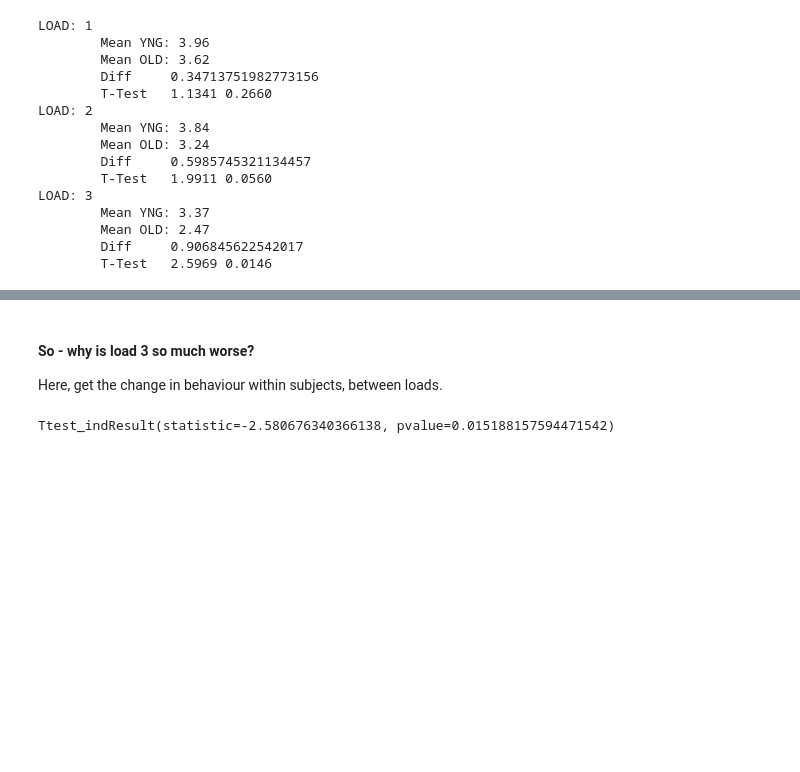
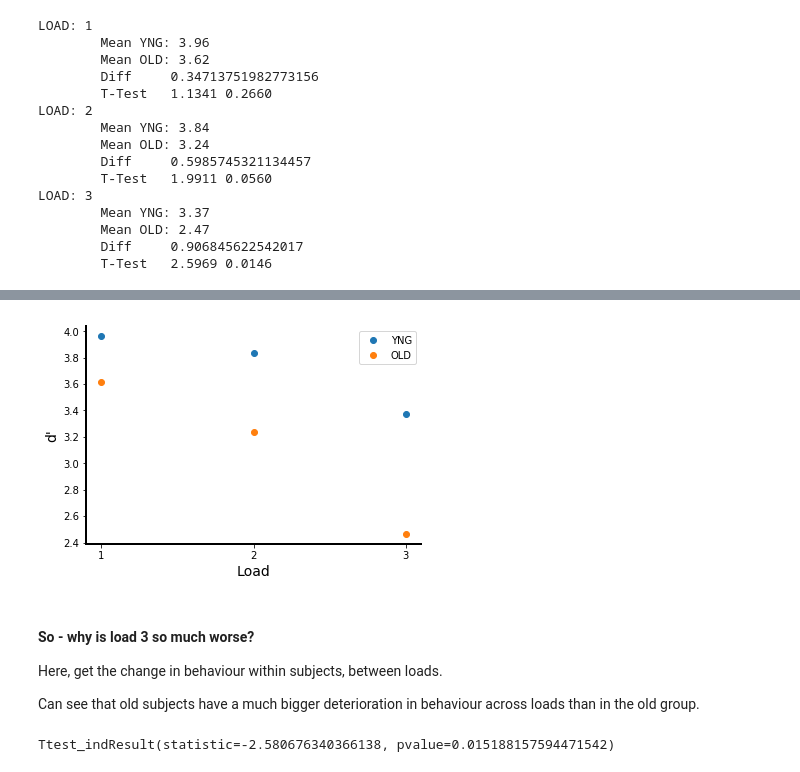
Before and after one commit to TomDonoghue/EEGparam, a Jupyter notebook: notebooks/GroupAnalysis-Behaviour.ipynb, the cells around one changed output, grey strips where cells are left out. Saved outputs shown, nothing was run; the diff lists cells and outputs as text; code cells hidden in the pictures; blank space fills up the shorter version.

Commit message:
Fix up the behaviour notebook

```diff
--- a/notebooks/GroupAnalysis-Behaviour.ipynb
+++ b/notebooks/GroupAnalysis-Behaviour.ipynb
@@ -94,13 +97,31 @@ def get_load(behav_dat, load):
 
     return load_vals
 # %%
+# Collect and print comparison across loads data
+loads_data = []
 for load in [1, 2, 3]:
+
     load_vals = get_load(behav_dat, load)
+
+    cur_dat = {}
+    cur_dat['load'] = load
     print('LOAD:', str(load))
-    print('\tMean YNG: {:1.2f}'.format(np.mean(load_vals[YNG_INDS])))
-    print('\tMean OLD: {:1.2f}'.format(np.mean(load_vals[OLD_INDS])))
-    print('\tDiff\t', np.mean(load_vals[YNG_INDS] - np.mean(load_vals[OLD_INDS])))
-    print('\tT-Test\t {:1.4f} {:1.4f}'.format(*ttest_ind(load_vals[YNG_INDS], load_vals[OLD_INDS])))
+
+    cur_dat['yng_mean'] = np.mean(load_vals[YNG_INDS])
+    cur_dat['old_mean'] = np.mean(load_vals[OLD_INDS])
+    print('\tMean YNG: {:1.2f}'.format(cur_dat['yng_mean']))
+    print('\tMean OLD: {:1.2f}'.format(cur_dat['old_mean']))
+
+    cur_dat['yng_std'] = np.std(load_vals[YNG_INDS])
+    cur_dat['old_std'] = np.std(load_vals[OLD_INDS])
+
+    cur_dat['dif'] = np.mean(load_vals[YNG_INDS] - np.mean(load_vals[OLD_INDS]))
+    print('\tDiff\t', cur_dat['dif'])
+
+    cur_dat['ttest'] = ttest_ind(load_vals[YNG_INDS], load_vals[OLD_INDS])
+    print('\tT-Test\t {:1.4f} {:1.4f}'.format(*cur_dat['ttest']))
+
+    loads_data.append(cur_dat)
 # %% [output]
 LOAD: 1
         Mean YNG: 3.96
@@ -126,7 +147,25 @@ plot_comp_scatter(load_vals)
+# %%
+# Plot the average behaviour, per age group, across loads
+fig, ax = plt.subplots(figsize=[6, 4])
+
+plt.plot([1, 2, 3], [dat['yng_mean'] for dat in loads_data], '.', markersize=12, label='YNG')
+plt.plot([1, 2, 3], [dat['old_mean'] for dat in loads_data], '.', markersize=12, label='OLD')
+plt.legend()
+
+plt.xlabel('Load', fontsize=14)
+plt.xticks([1, 2, 3], ['1', '2', '3'])
+plt.ylabel("d'", fontsize=14);
+
+from plts import _set_lr_spines
+_set_lr_spines(ax, lw=2)
+# %% [output]
+[figure, added]
 # %% [markdown]
 #### So - why is load 3 so much worse?
 
 Here, get the change in behaviour within subjects, between loads.
+
+Can see that old subjects have a much bigger deterioration in behaviour across loads than in the old group.
 # %%
 # Collect all d's into a 2D matrix to calculate the delta-d between conditions
 ds_all = np.flipud(np.vstack([behav_dat[behav_dat["Load"] == 1]["d'"].values,
```
Also changed, not shown: parts of 4 cells of this notebook.
